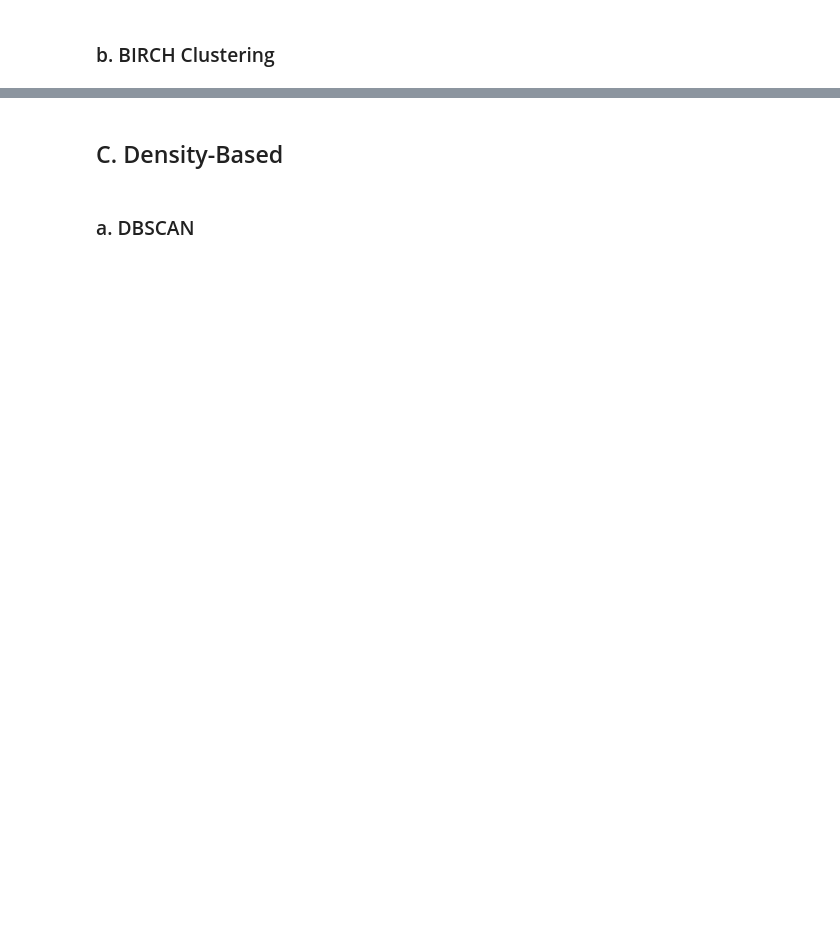
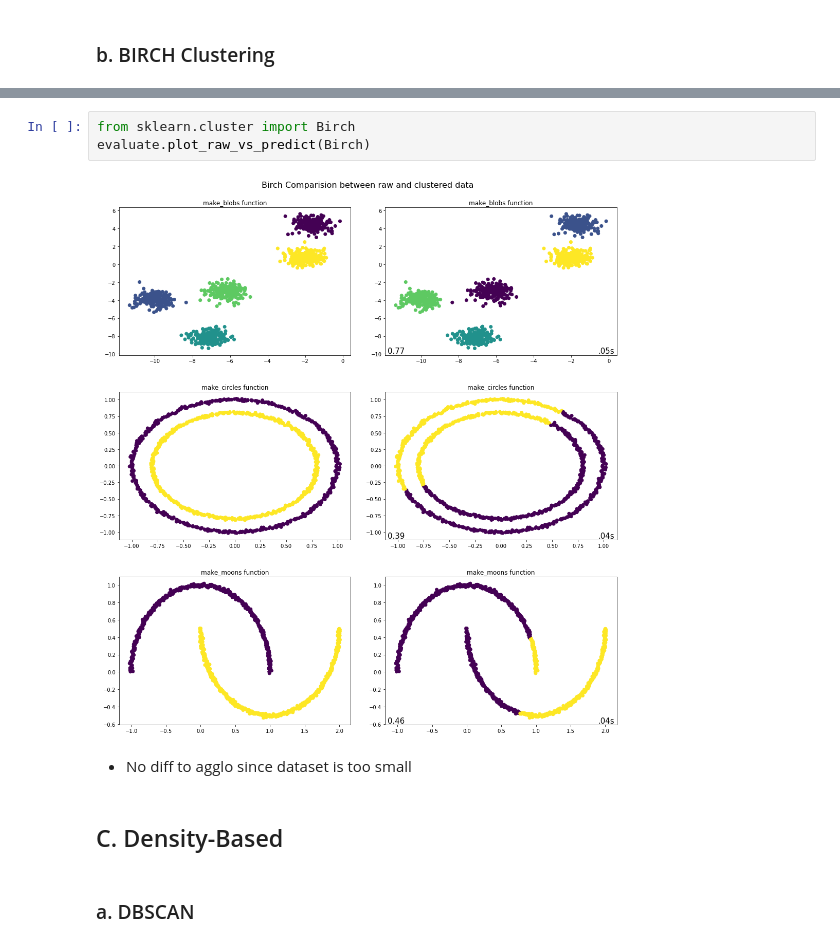
Before and after one commit to Estreuselito/Deus_ex_machina, a Jupyter notebook: Mini-Project/Master.ipynb, the cells around one changed output, grey strips where cells are left out. Cells and saved outputs as stored; diff of their text form; blank space fills up the shorter version.

```diff
--- a/Mini-Project/Master.ipynb
+++ b/Mini-Project/Master.ipynb
@@ -508,3 +511,10 @@ Number of clusters after the final clustering step, which treats the subclusters
+# %%
+from sklearn.cluster import Birch
+evaluate.plot_raw_vs_predict(Birch)
+# %% [output]
+[figure, added]
+# %% [markdown]
+- No diff to agglo since dataset is too small
 # %% [markdown]
 ## C. Density-Based <a name="density"/>
 # %% [markdown]
```
Also changed, not shown: parts of 24 cells of this notebook, 1 other file.
